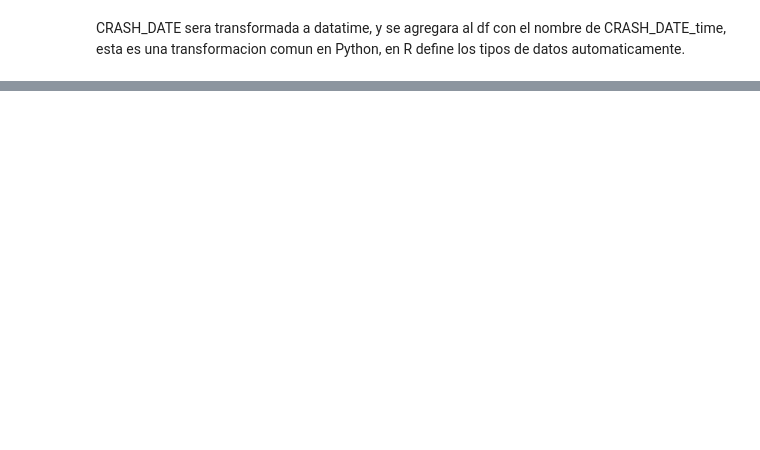
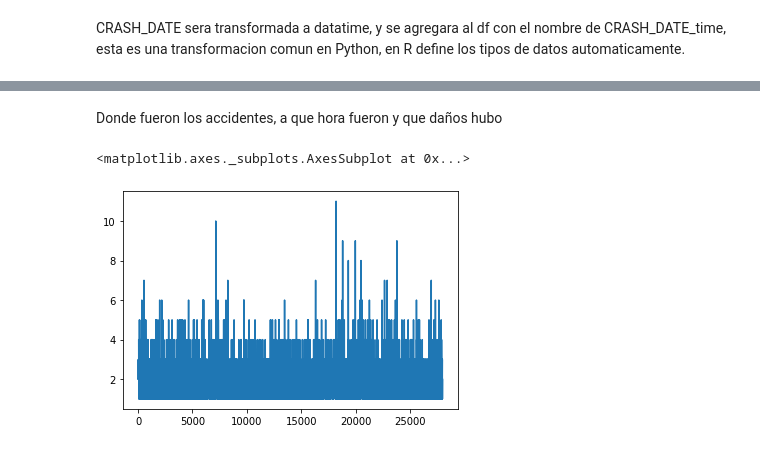
Before and after one commit to SergioMosquera/traffic_crashes_data, a Jupyter notebook: Traffic.ipynb, the cells around one changed output, grey strips where cells are left out. Cells and saved outputs as stored; diff of their text form; code cells hidden in the pictures; blank space fills up the shorter version.

```diff
--- a/Traffic.ipynb
+++ b/Traffic.ipynb
@@ -41,2 +49,5 @@ px.scatter_mapbox(df_chicago, lat='LATITUDE', lon ='LONGITUDE', color='CRASH_HOU
 # %% [output]
 [interactive output not drawn]
+# %%
+df_chicago['Lat_round']= round(df_chicago['LATITUDE'],2)
+df_chicago['Long_round']= round(df_chicago['LONGITUDE'],2)
@@ -42,0 +63,7 @@ px.scatter_mapbox(df_chicago, lat='LATITUDE', lon ='LONGITUDE', color='CRASH_HOU
+# %% [markdown]
+Donde fueron los accidentes, a que hora fueron y que daños hubo
+# %%
+df_chicago['NUM_UNITS'].plot()
+# %% [output]
+<matplotlib.axes._subplots.AxesSubplot at 0x...>
+[figure, added]
```
Also changed, not shown: parts of 6 cells of this notebook.
